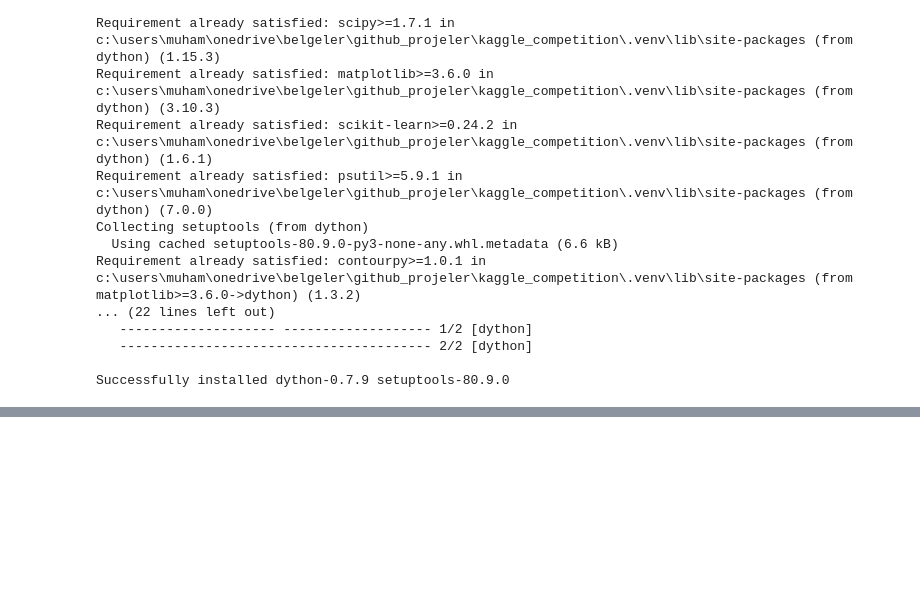
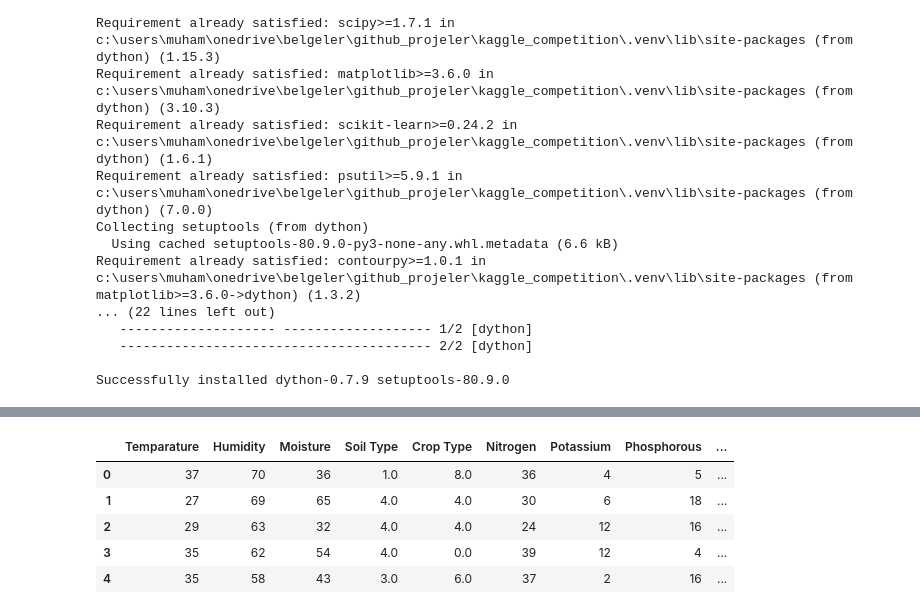
Before and after one commit to Muhammed-Mustafa-Dastan/Kaggle_Competition, a Jupyter notebook: Predicting Optimal Fertilizers/XGBoost_model_pro_01/main_v3.ipynb, the cells around one changed output, grey strips where cells are left out. Cells and saved outputs as stored; diff of their text form; code cells hidden in the pictures; blank space fills up the shorter version.

```diff
--- a/Predicting Optimal Fertilizers/XGBoost_model_pro_01/main_v3.ipynb
+++ b/Predicting Optimal Fertilizers/XGBoost_model_pro_01/main_v3.ipynb
@@ -210,0 +236,9 @@ for column in df_train.columns:
+# %%
+df_train.head()
+# %% [output]
+|  | Temparature | Humidity | Moisture | Soil Type | Crop Type | Nitrogen | Potassium | Phosphorous | ... |
+| 0 | 37 | 70 | 36 | 1.0 | 8.0 | 36 | 4 | 5 | ... |
+| 1 | 27 | 69 | 65 | 4.0 | 4.0 | 30 | 6 | 18 | ... |
+| 2 | 29 | 63 | 32 | 4.0 | 4.0 | 24 | 12 | 16 | ... |
+| 3 | 35 | 62 | 54 | 4.0 | 0.0 | 39 | 12 | 4 | ... |
+| 4 | 35 | 58 | 43 | 3.0 | 6.0 | 37 | 2 | 16 | ... |
```
Also changed, not shown: parts of 19 cells of this notebook, 1 other file.
